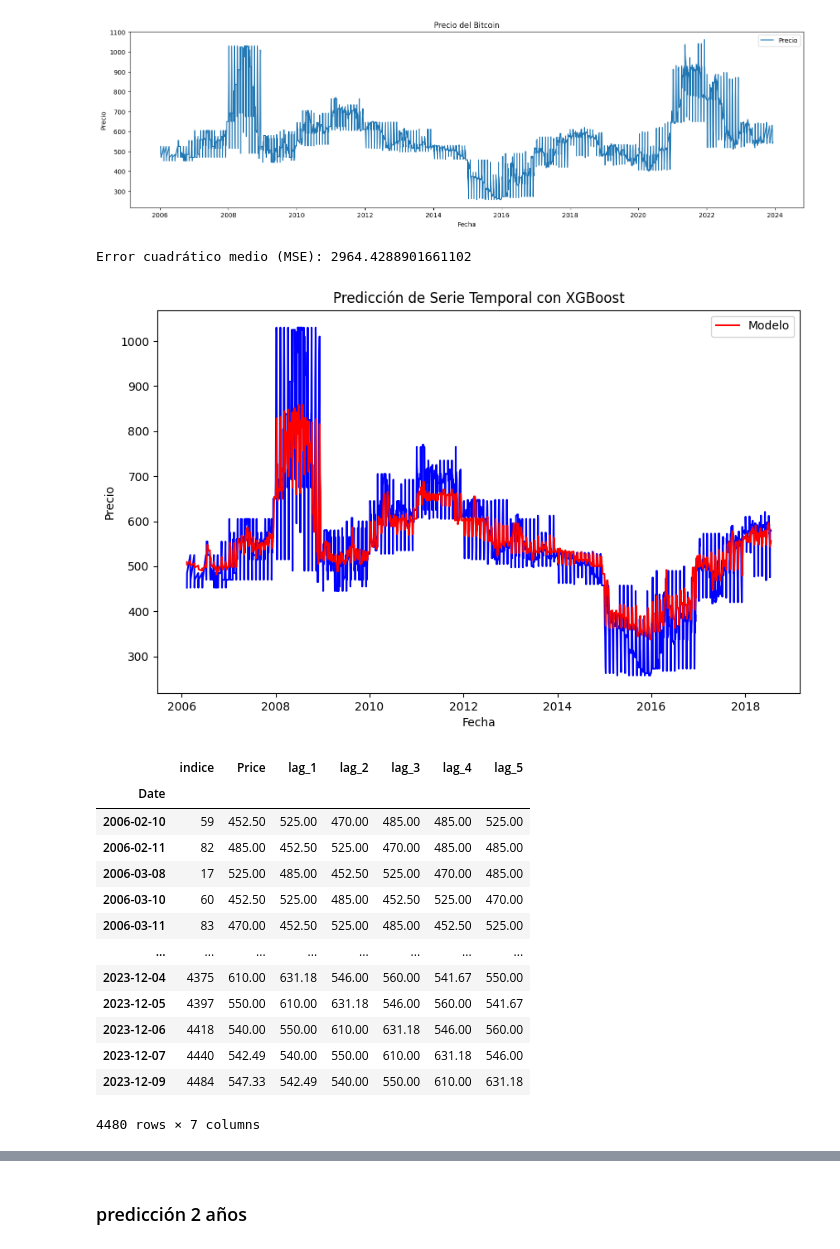
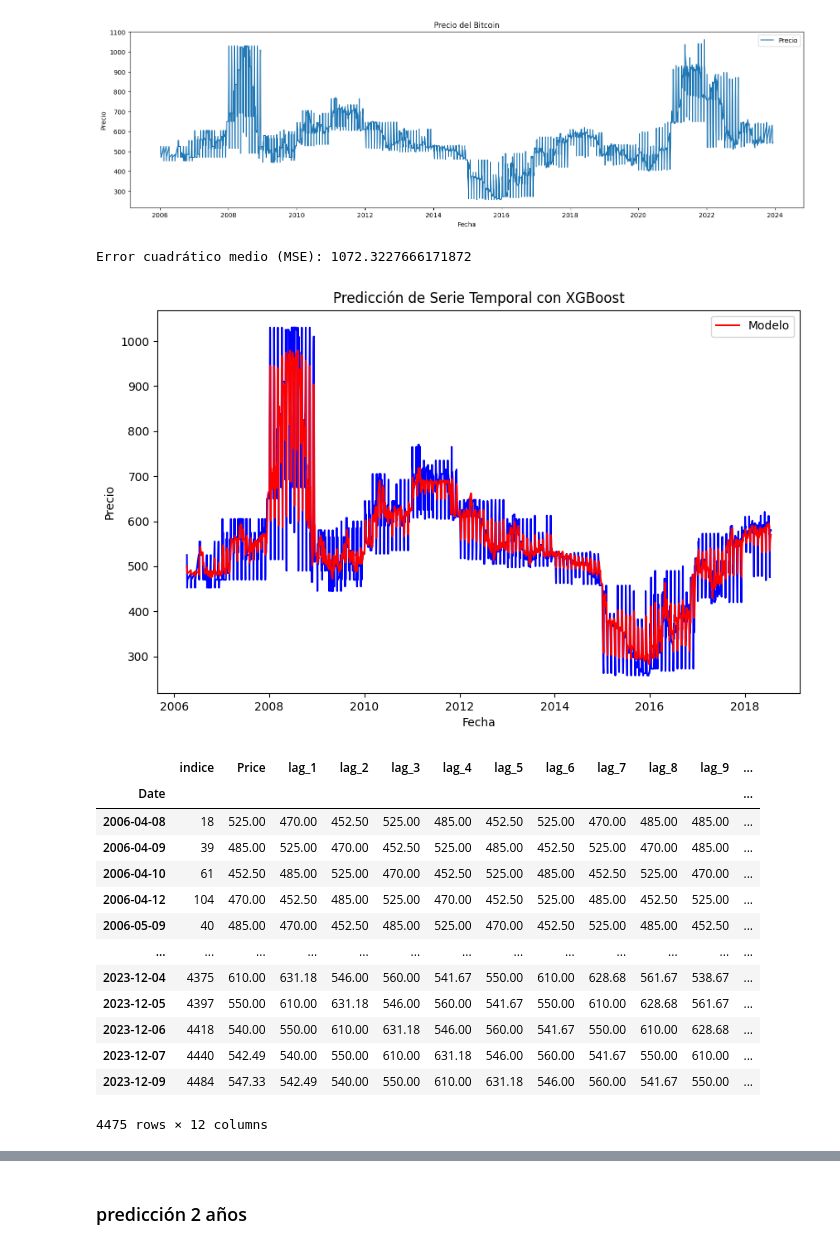
Before and after one commit to JsebastianUVPRQ/classical_trajectory, a Jupyter notebook: ptdataknow/entrenamiento_local/materia-y-local/nb_materia-prmaY.ipynb, the cells around one changed output, grey strips where cells are left out. Drawn from its saved outputs; the diff is of its cells as text; code cells hidden in the pictures.

```diff
--- a/ptdataknow/entrenamiento_local/materia-y-local/nb_materia-prmaY.ipynb
+++ b/ptdataknow/entrenamiento_local/materia-y-local/nb_materia-prmaY.ipynb
@@ -55,7 +55,7 @@ def create_lag_features(df, lags=5):
     return df
 
 # Crear características de lag
-df = create_lag_features(df, lags=5)
+df = create_lag_features(df, lags=10)
 
 # Dividir los datos en conjunto de entrenamiento y prueba
 train_size = int(len(df) * 0.7)
@@ -71,53 +71,53 @@ y_test = test['Price']
 scaler = StandardScaler()
 X_train_scaled = scaler.fit_transform(X_train)
 X_test_scaled = scaler.transform(X_test)
 
 # Crear el modelo XGBoost
-model = xgb.XGBRegressor(objective='reg:squarederror', n_estimators=1500, max_depth=4, learning_rate=0.001, colsample_bytree=0.3, reg_alpha=0.1, reg_lambda=0.1)
+model = xgb.XGBRegressor(objective='reg:squarederror', n_estimators=3000, max_depth=4, learning_rate=0.001, colsample_bytree=0.3, reg_alpha=0.1, reg_lambda=0.1)
 
 # Entrenar el modelo
 model.fit(X_train_scaled, y_train)
 
 # Hacer predicciones
 predictions = model.predict(X_train_scaled)
 
 # Convertir las predicciones a un DataFrame
 futuros = pd.DataFrame(predictions, index=train.index, columns=['Prediction'])
 
 
 # Calcular el error cuadrático medio (MSE)
 mse = mean_squared_error(y_train, predictions)
 print(f"Error cuadrático medio (MSE): {mse}")
 
 # Graficar las predicciones y los valores reales
 plt.figure(figsize=(10, 6))
 plt.plot(train.index, y_train, label='', color='blue')
 plt.plot(train.index, predictions, label='Modelo', color='red')
 plt.title('Predicción de Serie Temporal con XGBoost')
 plt.xlabel('Fecha')
 plt.ylabel('Precio')
 plt.legend()
 plt.show()
 # %% [output]
-Error cuadrático medio (MSE): 2964.4288901661102
+Error cuadrático medio (MSE): 1072.3227666171872
-[figure, old version]
+[figure, new version]
 # %%
 df
 # %% [output]
-|  | indice | Price | lag_1 | lag_2 | lag_3 | lag_4 | lag_5 |
-| Date |  |  |  |  |  |  |  |
-| 2006-02-10 | 59 | 452.50 | 525.00 | 470.00 | 485.00 | 485.00 | 525.00 |
-| 2006-02-11 | 82 | 485.00 | 452.50 | 525.00 | 470.00 | 485.00 | 485.00 |
-| 2006-03-08 | 17 | 525.00 | 485.00 | 452.50 | 525.00 | 470.00 | 485.00 |
-| 2006-03-10 | 60 | 452.50 | 525.00 | 485.00 | 452.50 | 525.00 | 470.00 |
-| 2006-03-11 | 83 | 470.00 | 452.50 | 525.00 | 485.00 | 452.50 | 525.00 |
-| ... | ... | ... | ... | ... | ... | ... | ... |
-| 2023-12-04 | 4375 | 610.00 | 631.18 | 546.00 | 560.00 | 541.67 | 550.00 |
-| 2023-12-05 | 4397 | 550.00 | 610.00 | 631.18 | 546.00 | 560.00 | 541.67 |
-| 2023-12-06 | 4418 | 540.00 | 550.00 | 610.00 | 631.18 | 546.00 | 560.00 |
-| 2023-12-07 | 4440 | 542.49 | 540.00 | 550.00 | 610.00 | 631.18 | 546.00 |
-| 2023-12-09 | 4484 | 547.33 | 542.49 | 540.00 | 550.00 | 610.00 | 631.18 |
+|  | indice | Price | lag_1 | lag_2 | lag_3 | lag_4 | lag_5 | lag_6 | lag_7 | lag_8 | lag_9 | ... |
+| Date |  |  |  |  |  |  |  |  |  |  |  | ... |
+| 2006-04-08 | 18 | 525.00 | 470.00 | 452.50 | 525.00 | 485.00 | 452.50 | 525.00 | 470.00 | 485.00 | 485.00 | ... |
+| 2006-04-09 | 39 | 485.00 | 525.00 | 470.00 | 452.50 | 525.00 | 485.00 | 452.50 | 525.00 | 470.00 | 485.00 | ... |
+| 2006-04-10 | 61 | 452.50 | 485.00 | 525.00 | 470.00 | 452.50 | 525.00 | 485.00 | 452.50 | 525.00 | 470.00 | ... |
+| 2006-04-12 | 104 | 470.00 | 452.50 | 485.00 | 525.00 | 470.00 | 452.50 | 525.00 | 485.00 | 452.50 | 525.00 | ... |
+| 2006-05-09 | 40 | 485.00 | 470.00 | 452.50 | 485.00 | 525.00 | 470.00 | 452.50 | 525.00 | 485.00 | 452.50 | ... |
+| ... | ... | ... | ... | ... | ... | ... | ... | ... | ... | ... | ... | ... |
+| 2023-12-04 | 4375 | 610.00 | 631.18 | 546.00 | 560.00 | 541.67 | 550.00 | 610.00 | 628.68 | 561.67 | 538.67 | ... |
+| 2023-12-05 | 4397 | 550.00 | 610.00 | 631.18 | 546.00 | 560.00 | 541.67 | 550.00 | 610.00 | 628.68 | 561.67 | ... |
+| 2023-12-06 | 4418 | 540.00 | 550.00 | 610.00 | 631.18 | 546.00 | 560.00 | 541.67 | 550.00 | 610.00 | 628.68 | ... |
+| 2023-12-07 | 4440 | 542.49 | 540.00 | 550.00 | 610.00 | 631.18 | 546.00 | 560.00 | 541.67 | 550.00 | 610.00 | ... |
+| 2023-12-09 | 4484 | 547.33 | 542.49 | 540.00 | 550.00 | 610.00 | 631.18 | 546.00 | 560.00 | 541.67 | 550.00 | ... |
-4480 rows × 7 columns
+4475 rows × 12 columns
 # %%
 # Hacer que futuros cuente el index como una columna
 futuros.reset_index(level=0, inplace=True)
```
Also changed, not shown: parts of 7 cells of this notebook, 21 other files.
